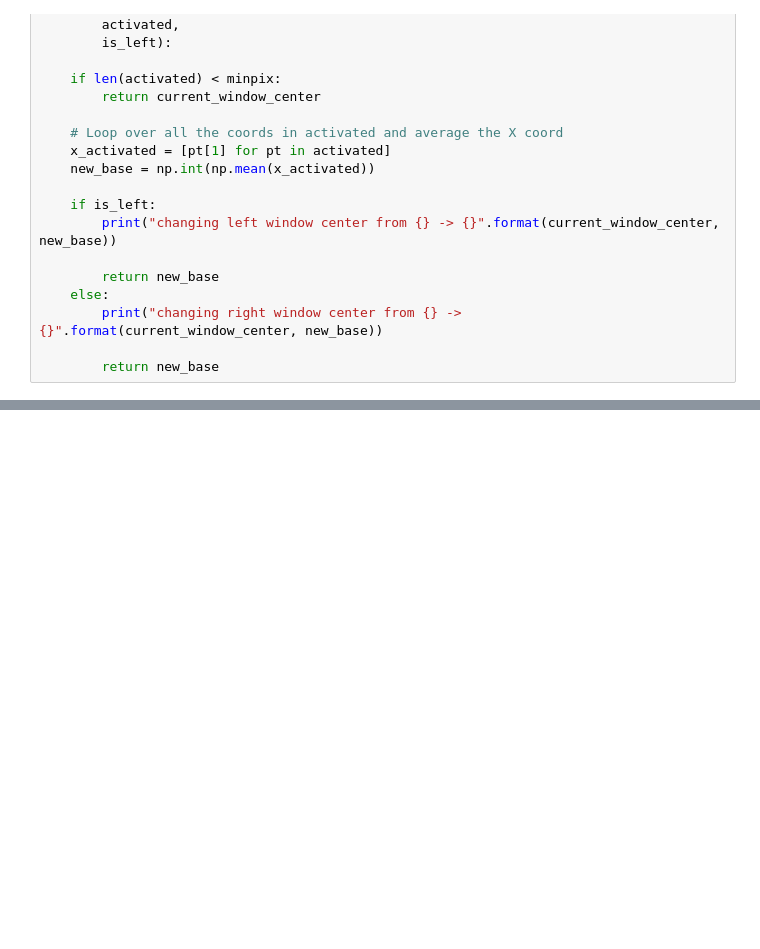
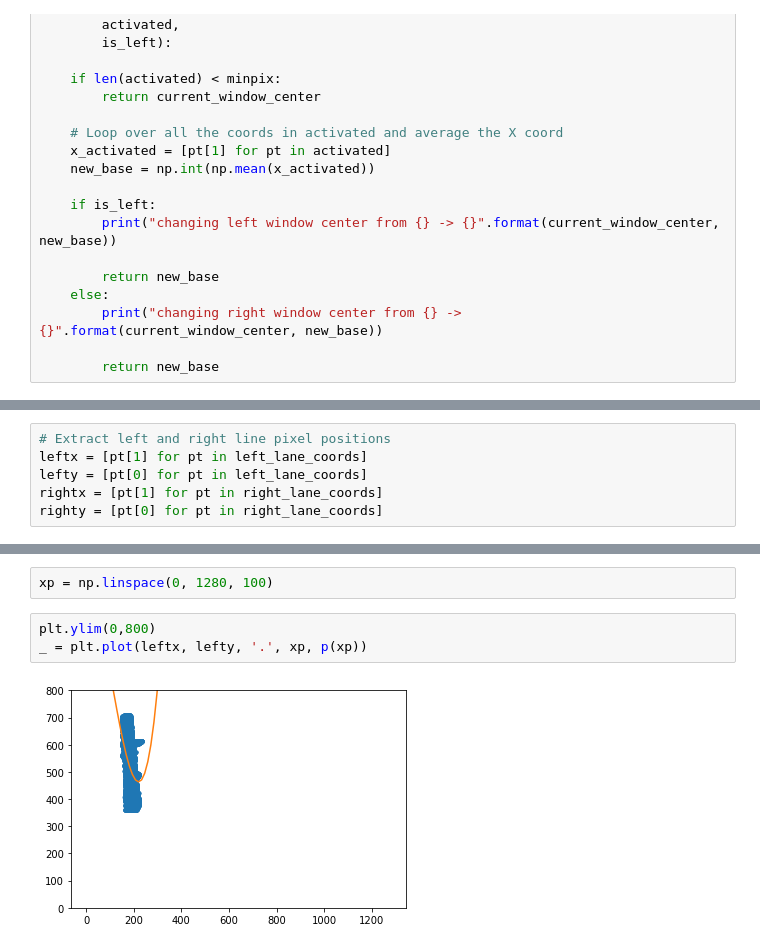
Before and after one commit to tleyden/CarND-Advanced-Lane-Lines, a Jupyter notebook: SlidingWindow.ipynb, the cells around one changed output, grey strips where cells are left out. Saved outputs shown, nothing was run; the diff lists cells and outputs as text; blank space fills up the shorter version.

```diff
--- a/SlidingWindow.ipynb
+++ b/SlidingWindow.ipynb
@@ -268,0 +252,6 @@ help(cv2.rectangle)
+# %%
+# Extract left and right line pixel positions
+leftx = [pt[1] for pt in left_lane_coords]
+lefty = [pt[0] for pt in left_lane_coords]
+rightx = [pt[1] for pt in right_lane_coords]
+righty = [pt[0] for pt in right_lane_coords]
@@ -268,0 +267,7 @@ help(cv2.rectangle)
+# %%
+xp = np.linspace(0, 1280, 100)
+# %%
+plt.ylim(0,800)
+_ = plt.plot(leftx, lefty, '.', xp, p(xp))
+# %% [output]
+[figure, added]
```
Also changed, not shown: parts of 14 cells of this notebook, 2 other files.
